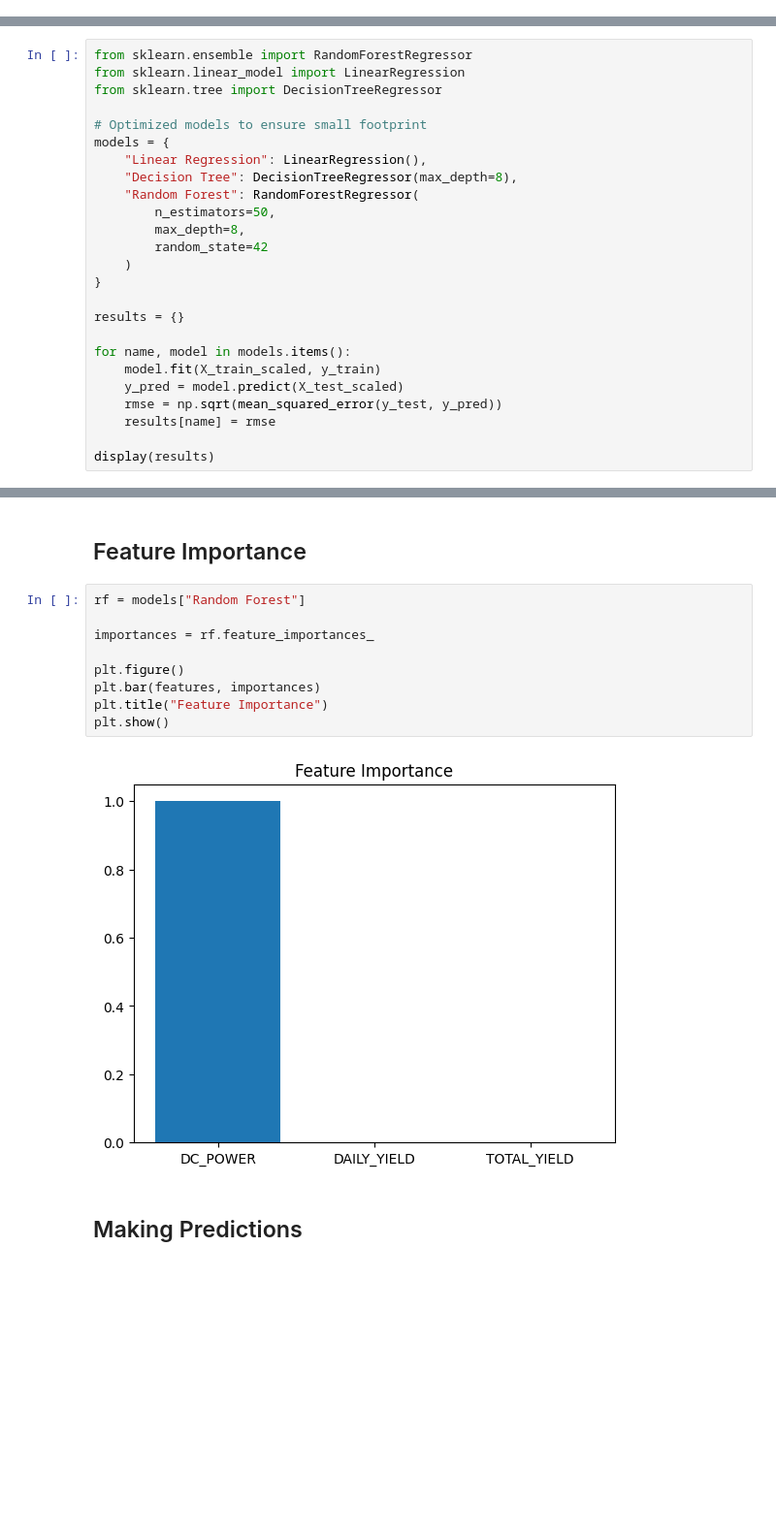
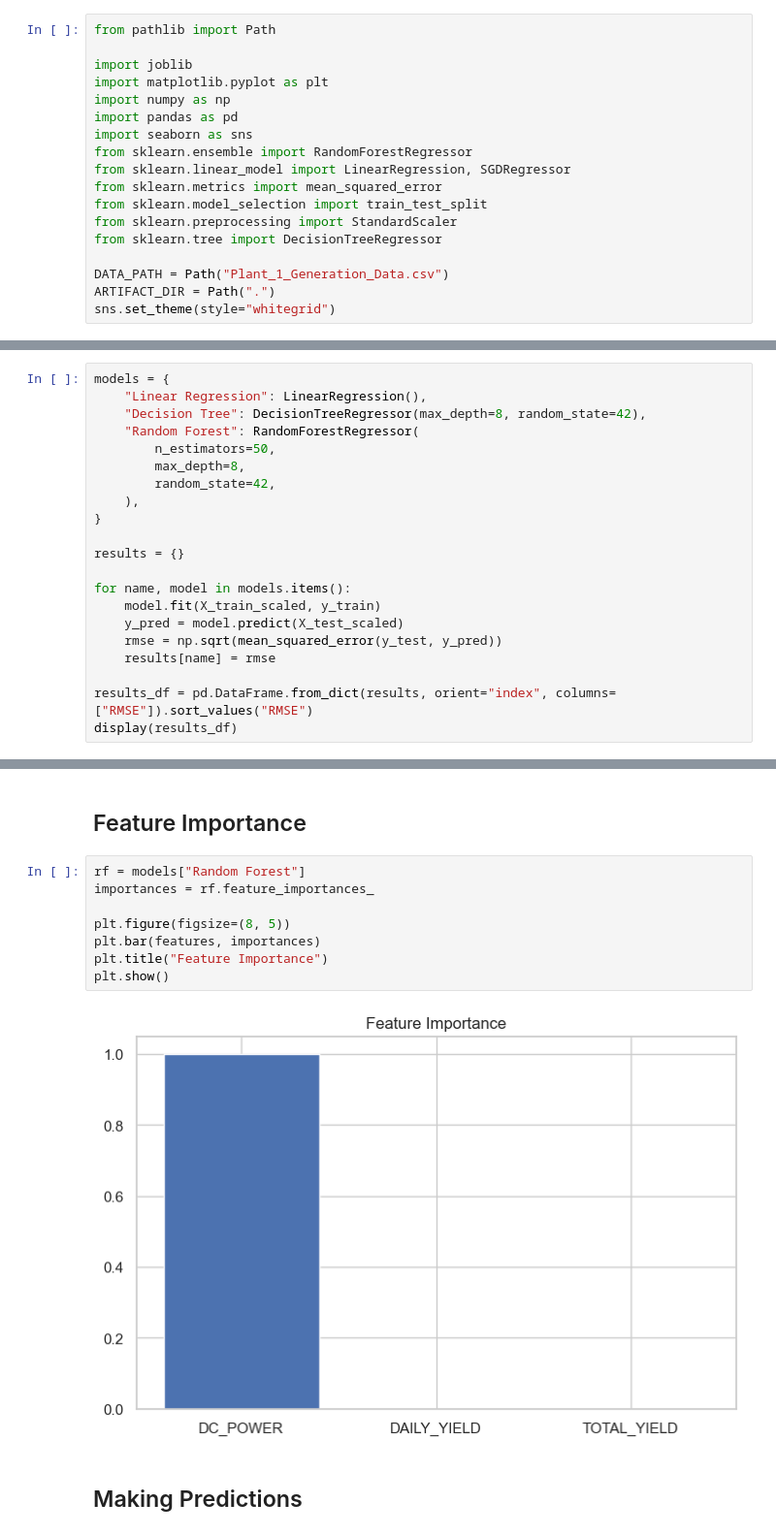
Before and after one commit to Manzi453/linear_regression_model, a Jupyter notebook: summative/linear_regression/multivariate.ipynb, the cells around one changed output, grey strips where cells are left out. Shown at 97% size. Cells and saved outputs as stored; diff of their text form; blank space fills up the shorter version.

```diff
--- a/summative/linear_regression/multivariate.ipynb
+++ b/summative/linear_regression/multivariate.ipynb
@@ -22,2 +8,20 @@ import joblib
+# %%
+from pathlib import Path
+
+import joblib
+import matplotlib.pyplot as plt
+import numpy as np
+import pandas as pd
+import seaborn as sns
+from sklearn.ensemble import RandomForestRegressor
+from sklearn.linear_model import LinearRegression, SGDRegressor
+from sklearn.metrics import mean_squared_error
+from sklearn.model_selection import train_test_split
+from sklearn.preprocessing import StandardScaler
+from sklearn.tree import DecisionTreeRegressor
+
+DATA_PATH = Path("Plant_1_Generation_Data.csv")
+ARTIFACT_DIR = Path(".")
+sns.set_theme(style="whitegrid")
 # %% [markdown]
 ## Data Loading and Exploration
@@ -134,17 +199,12 @@ X_test_scaled = scaler.transform(X_test)
 # %%
-from sklearn.ensemble import RandomForestRegressor
-from sklearn.linear_model import LinearRegression
-from sklearn.tree import DecisionTreeRegressor
-
-# Optimized models to ensure small footprint
 models = {
     "Linear Regression": LinearRegression(),
-    "Decision Tree": DecisionTreeRegressor(max_depth=8),
+    "Decision Tree": DecisionTreeRegressor(max_depth=8, random_state=42),
     "Random Forest": RandomForestRegressor(
         n_estimators=50,
         max_depth=8,
-        random_state=42
-    )
+        random_state=42,
+    ),
 }
 
 results = {}
@@ -155,5 +215,6 @@ for name, model in models.items():
     rmse = np.sqrt(mean_squared_error(y_test, y_pred))
     results[name] = rmse
 
-display(results)
+results_df = pd.DataFrame.from_dict(results, orient="index", columns=["RMSE"]).sort_values("RMSE")
+display(results_df)
 # %% [output]
@@ -228,14 +338,13 @@ Saving best model: Random Forest
 ## Feature Importance
 # %%
 rf = models["Random Forest"]
-
 importances = rf.feature_importances_
 
-plt.figure()
+plt.figure(figsize=(8, 5))
 plt.bar(features, importances)
 plt.title("Feature Importance")
 plt.show()
 # %% [output]
-[figure, old version]
+[figure, new version]
 # %% [markdown]
 ## Making Predictions
```
Also changed, not shown: parts of 40 cells of this notebook, 5 other files.
